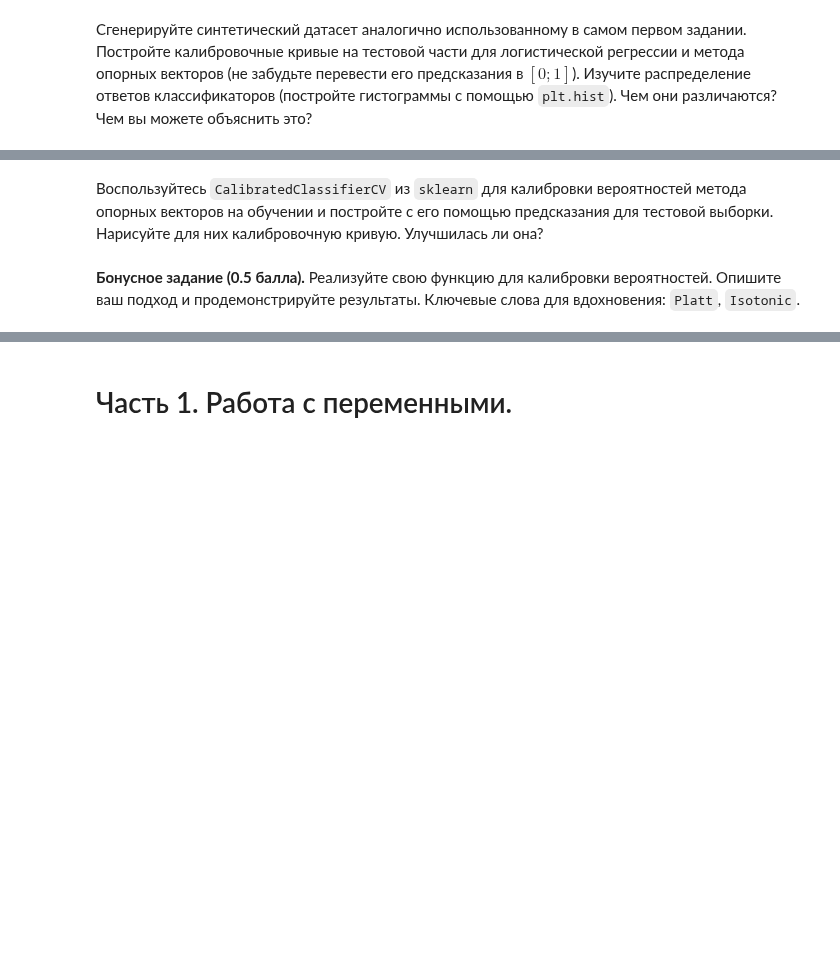
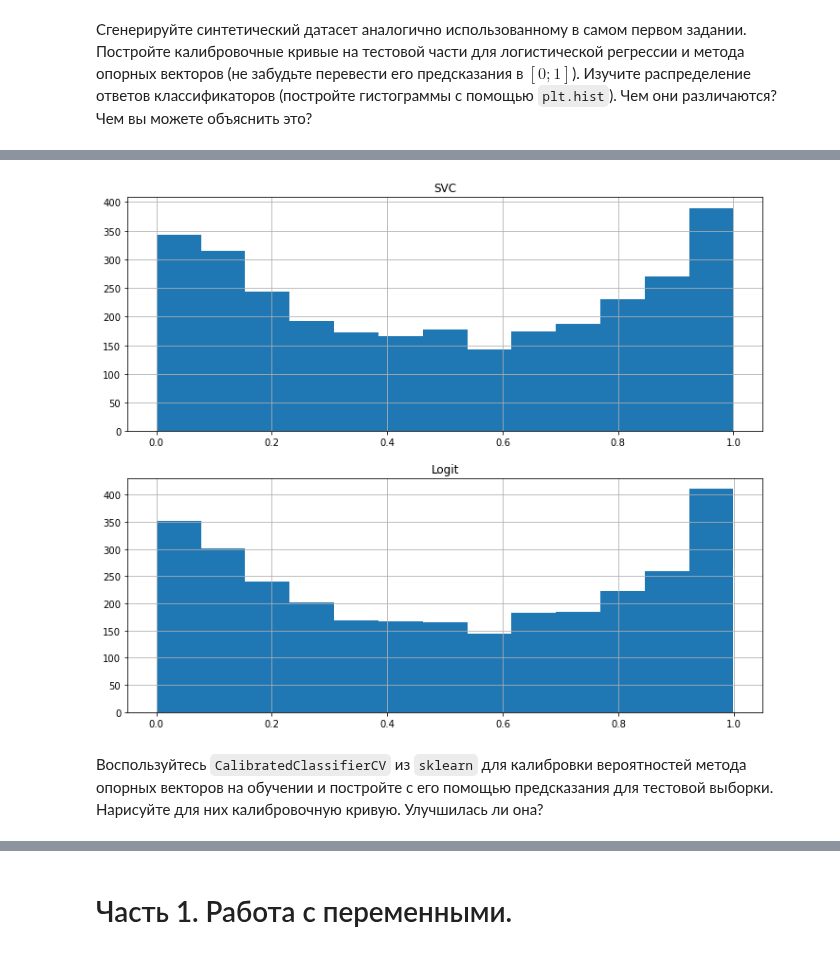
Before and after one commit to HeySlava/hse_course, a Jupyter notebook: homework4/homework-practice-04-classification.ipynb, the cells around one changed output, grey strips where cells are left out. Drawn from its saved outputs; the diff is of its cells as text; code cells hidden in the pictures; blank space fills up the shorter version.

```diff
--- a/homework4/homework-practice-04-classification.ipynb
+++ b/homework4/homework-practice-04-classification.ipynb
@@ -203,2 +218,12 @@ def plot_calibration_curve(y_test, preds):
+# %%
+fig, axs = plt.subplots(2, figsize=(12, 10))
+axs[0].hist(svc_pred, bins = 'auto')
+axs[0].set_title('SVC')
+axs[0].grid()
+axs[1].hist(log_pred, bins = 'auto')
+axs[1].set_title('Logit')
+axs[1].grid()
+# %% [output]
+[figure, added]
 # %% [markdown]
 Воспользуйтесь `CalibratedClassifierCV` из `sklearn` для калибровки вероятностей метода опорных векторов на обучении и постройте с его помощью предсказания для тестовой выборки. Нарисуйте для них калибровочную кривую. Улучшилась ли она?
@@ -207,2 +229,0 @@ def plot_calibration_curve(y_test, preds):
-# %% [markdown]
-__Бонусное задание (0.5 балла).__ Реализуйте свою функцию для калибровки вероятностей. Опишите ваш подход и продемонстрируйте результаты. Ключевые слова для вдохновения: `Platt`, `Isotonic`.
```
Also changed, not shown: parts of 11 cells of this notebook.
